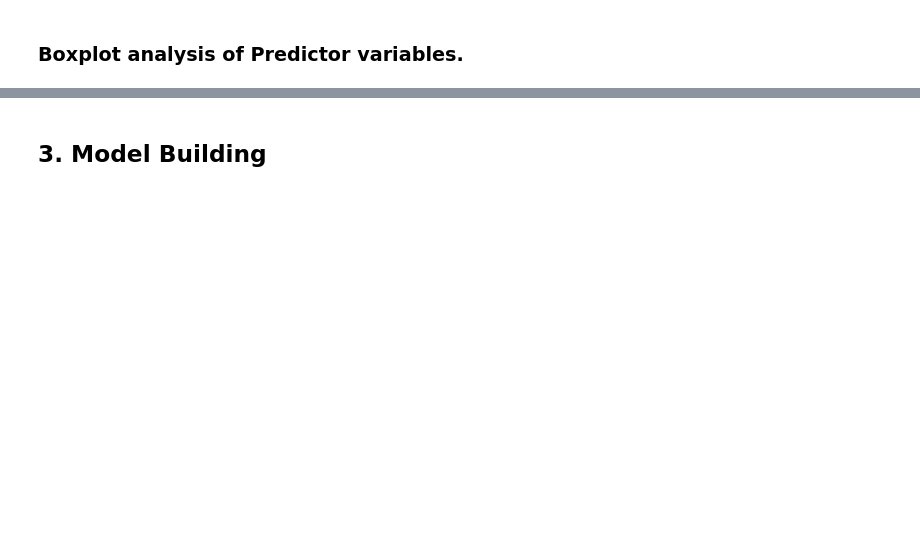
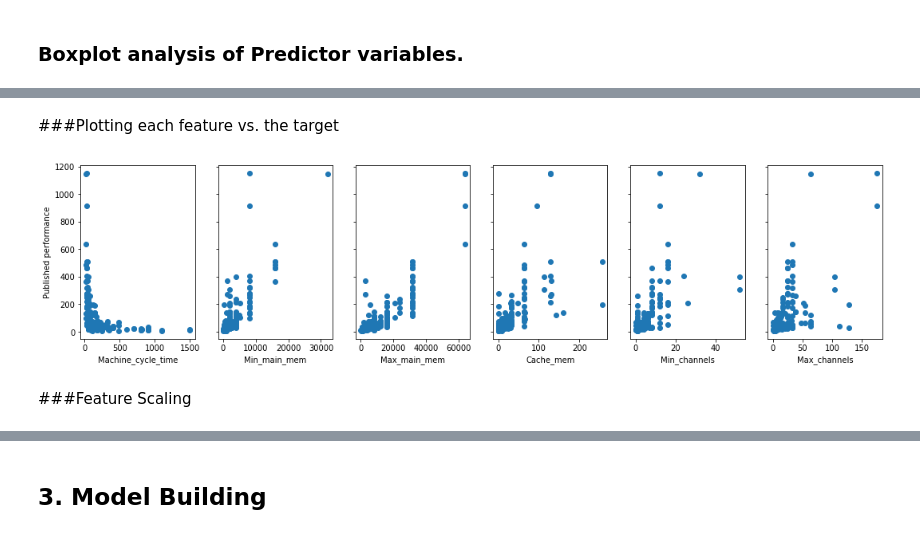
Before and after one commit to gokulj45/Linear-Regression, a Jupyter notebook: Linear_Regression_for_Beginners.ipynb, the cells around one changed output, grey strips where cells are left out. Drawn from its saved outputs; the diff is of its cells as text; code cells hidden in the pictures; blank space fills up the shorter version.

```diff
--- a/Linear_Regression_for_Beginners.ipynb
+++ b/Linear_Regression_for_Beginners.ipynb
@@ -410,0 +193,16 @@ input_final.head()
+# %% [markdown]
+###Plotting each feature vs. the target
+# %%
+X_features = ['Machine_cycle_time', 'Min_main_mem', 'Max_main_mem', 'Cache_mem', 'Min_channels', 'Max_channels']
+x_numpy_arr = x_df.to_numpy()
+y_numpy_arr = y_df.to_numpy()
+fig,ax=plt.subplots(1, 6, figsize=(18, 4), sharey=True)
+for i in range(len(ax)):
+    ax[i].scatter(x_numpy_arr[:,i],y_numpy_arr)
+    ax[i].set_xlabel(X_features[i])
+ax[0].set_ylabel("Published performance")
+plt.show()
+# %% [output]
+[figure, added]
+# %% [markdown]
+###Feature Scaling
```
Also changed, not shown: parts of 79 cells of this notebook.
